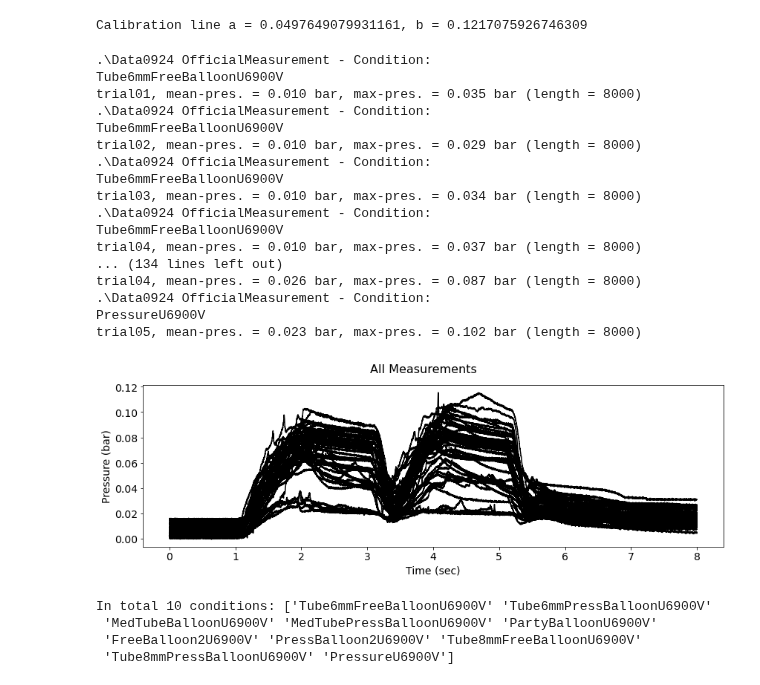
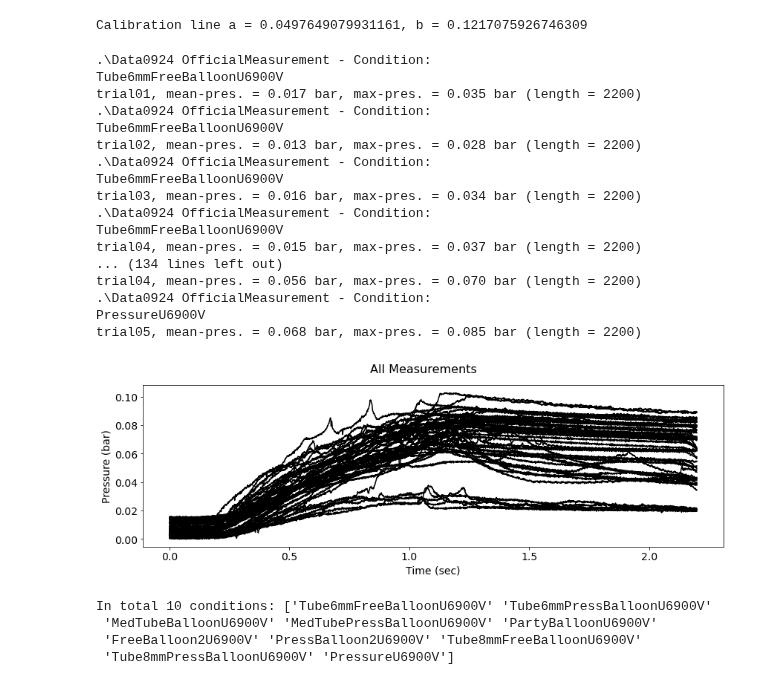
Before and after one commit to maxwellre/pycode, a Jupyter notebook: BipolarDAQ/BipolarDataAnalysis.ipynb, the cells around one changed output. Drawn from its saved outputs; the diff is of its cells as text; code cells hidden in the pictures.

```diff
--- a/BipolarDAQ/BipolarDataAnalysis.ipynb
+++ b/BipolarDAQ/BipolarDataAnalysis.ipynb
@@ -47,6 +47,9 @@ Import data from csv files
 '''
 
 ax = aPlot('All Measurements')
+
+start_ind = ((np.array([1]) - 0.1) * Fs).astype(int)
+end_ind = ((np.array([3]) + 0.1) * Fs).astype(int)
 
 presData = []
 for root, directories, files in walk(dataPath):
@@ -57,6 +60,7 @@ for root, directories, files in walk(dataPath):
         trialNum = int(re.split('t', condi[1])[-1])
 
         data = np.genfromtxt(ospa.join(root, fileName), delimiter=',')
+        data = data[start_ind[0]:end_ind[0],:]
 
         dataLen = len(data[:,0])
 
@@ -65,40 +69,40 @@ for root, directories, files in walk(dataPath):
         meanVoltage = np.mean(data[int(dataLen/2):,1]) - data[0,1]
         meanPressure = (meanVoltage-calib[1])*calib[0]
 
         maxVoltage = np.max(data[:,1]) - np.min(data[:,1]);
         maxPressure = maxVoltage*calib[0]
 
         print("%s - Condition: " % root)
         print(names)
         print("trial%02d, mean-pres. = %.3f bar, max-pres. = %.3f bar (length = %d)" %
               (trialNum, meanPressure, maxPressure, dataLen))
 
 #######         if(trialNum > 0 and trialNum < 6):
         presData.append([names, trialNum, meanPressure, maxPressure])
 
 ax.set_xlabel('Time (sec)')
 ax.set_ylabel('Pressure (bar)')
 
 presData = pd.DataFrame(presData, columns = ['Condition','Trial','MeanPressure','MaxPressure'])
 # %% [output]
 .\Data0924 OfficialMeasurement - Condition:
 Tube6mmFreeBalloonU6900V
-trial01, mean-pres. = 0.010 bar, max-pres. = 0.035 bar (length = 8000)
+trial01, mean-pres. = 0.017 bar, max-pres. = 0.035 bar (length = 2200)
 .\Data0924 OfficialMeasurement - Condition:
 Tube6mmFreeBalloonU6900V
-trial02, mean-pres. = 0.010 bar, max-pres. = 0.029 bar (length = 8000)
+trial02, mean-pres. = 0.013 bar, max-pres. = 0.028 bar (length = 2200)
 .\Data0924 OfficialMeasurement - Condition:
 Tube6mmFreeBalloonU6900V
-trial03, mean-pres. = 0.010 bar, max-pres. = 0.034 bar (length = 8000)
+trial03, mean-pres. = 0.016 bar, max-pres. = 0.034 bar (length = 2200)
 .\Data0924 OfficialMeasurement - Condition:
 Tube6mmFreeBalloonU6900V
-trial04, mean-pres. = 0.010 bar, max-pres. = 0.037 bar (length = 8000)
+trial04, mean-pres. = 0.015 bar, max-pres. = 0.037 bar (length = 2200)
 ... (134 lines left out)
-trial04, mean-pres. = 0.026 bar, max-pres. = 0.087 bar (length = 8000)
+trial04, mean-pres. = 0.056 bar, max-pres. = 0.070 bar (length = 2200)
 .\Data0924 OfficialMeasurement - Condition:
 PressureU6900V
-trial05, mean-pres. = 0.023 bar, max-pres. = 0.102 bar (length = 8000)
+trial05, mean-pres. = 0.068 bar, max-pres. = 0.085 bar (length = 2200)
-[figure, old version]
+[figure, new version]
 # %%
 ################## presData = pd.read_csv('MergedProsssed0719and0728.csv'); presData.head()
 # %%
```
Also changed, not shown: 1 other file.
